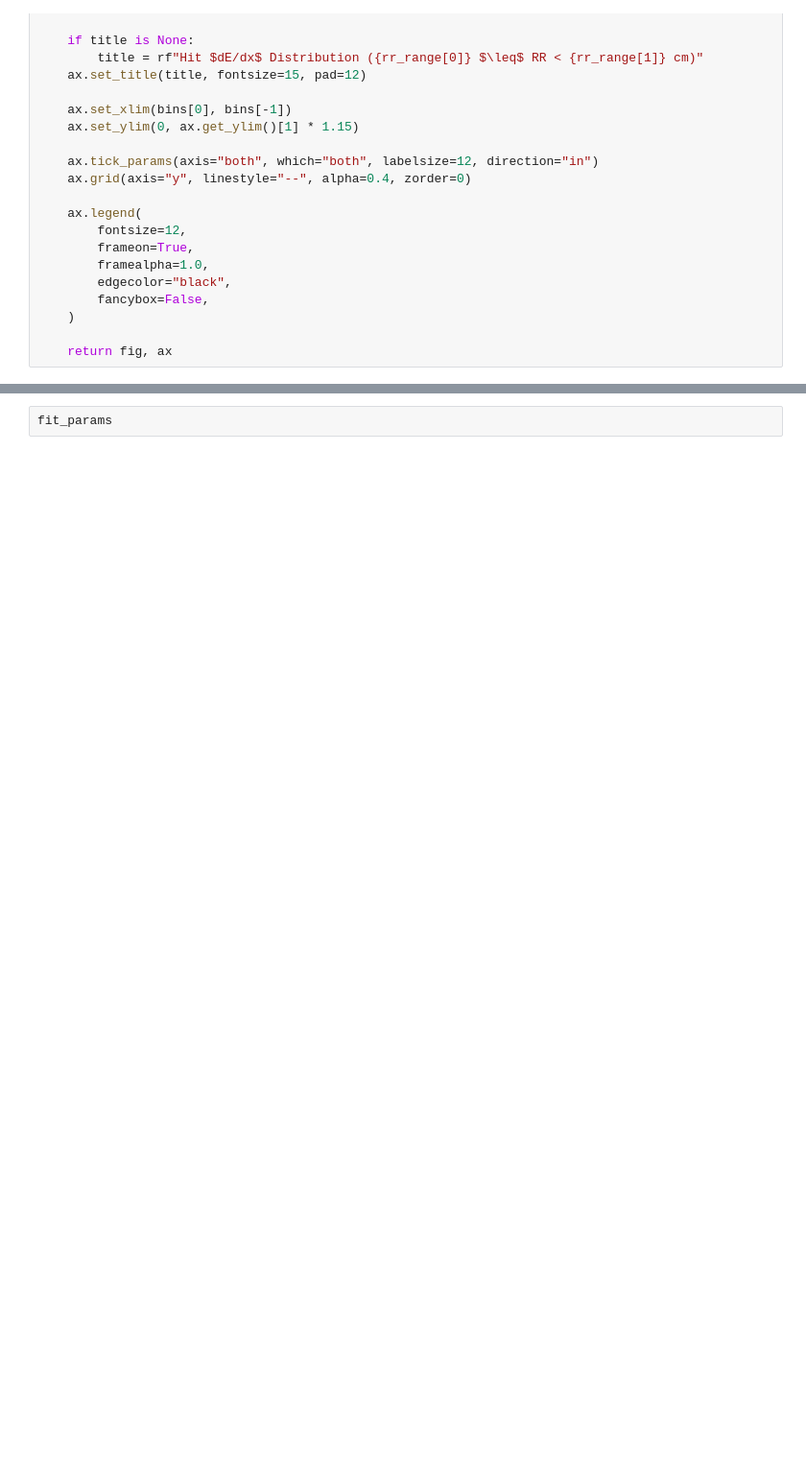
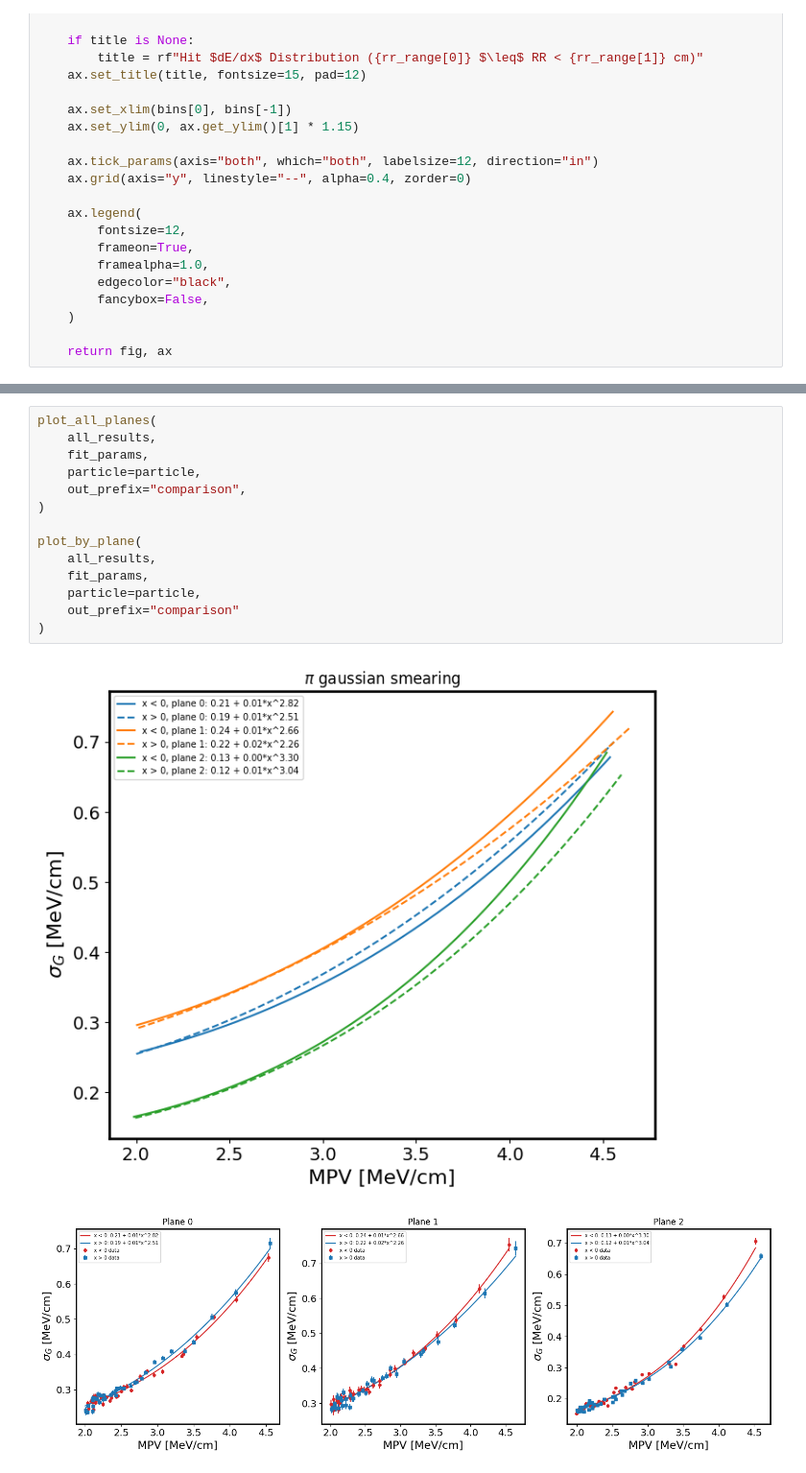
Before and after one commit to LuisPelegrina/cafpyana, a Jupyter notebook: analysis_village/cc1pi/TLExtensionMethod/GaussianFactorExtraction.ipynb, the cells around one changed output, grey strips where cells are left out. Shown at 96% size. Saved outputs shown, nothing was run; the diff lists cells and outputs as text; blank space fills up the shorter version.

```diff
--- a/analysis_village/cc1pi/TLExtensionMethod/GaussianFactorExtraction.ipynb
+++ b/analysis_village/cc1pi/TLExtensionMethod/GaussianFactorExtraction.ipynb
@@ -1024,5 +1367,20 @@ all_results, fit_params = analyze(hit_dfs, particle=particle,
-# %%
-fit_params
+# %%
+plot_all_planes(
+    all_results,
+    fit_params,
+    particle=particle,
+    out_prefix="comparison",
+)
+
+plot_by_plane(
+    all_results,
+    fit_params,
+    particle=particle,
+    out_prefix="comparison"
+)
+# %% [output]
+[figure, added]
+[figure, added]
 # %%
 def plot_slice_diagnostic(
     df,
```
Also changed, not shown: parts of 19 cells of this notebook, 15 other files.
